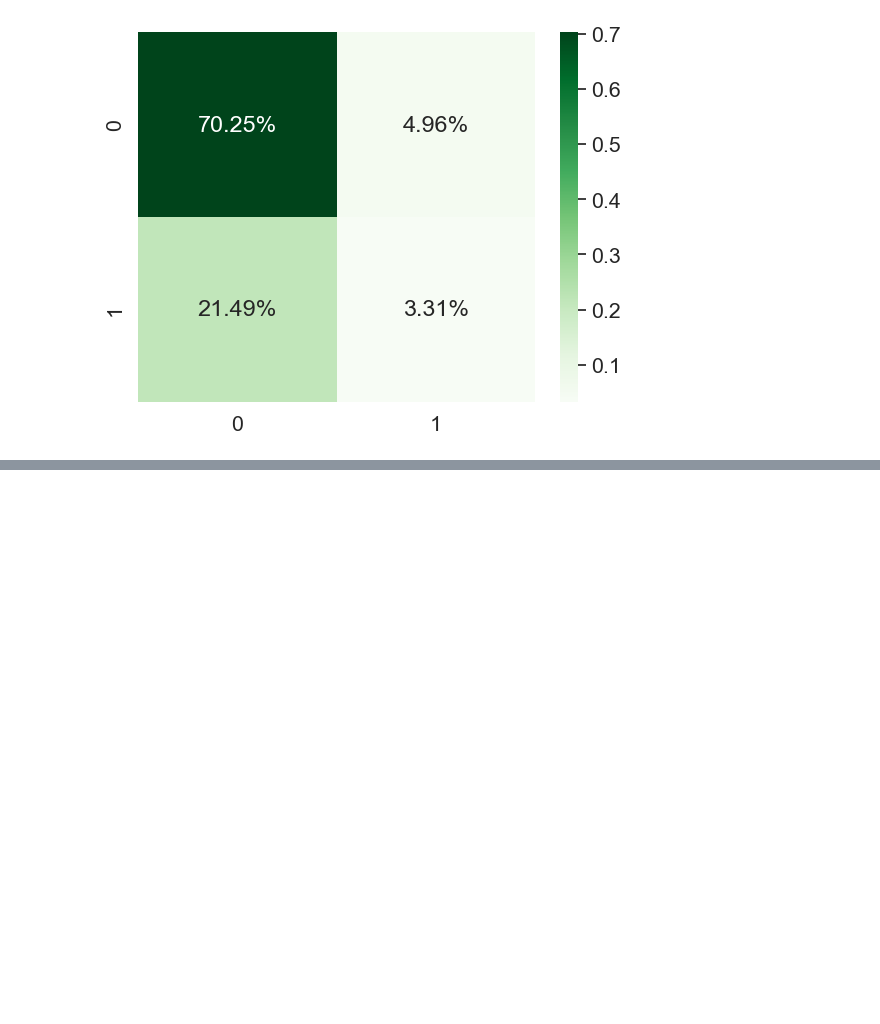
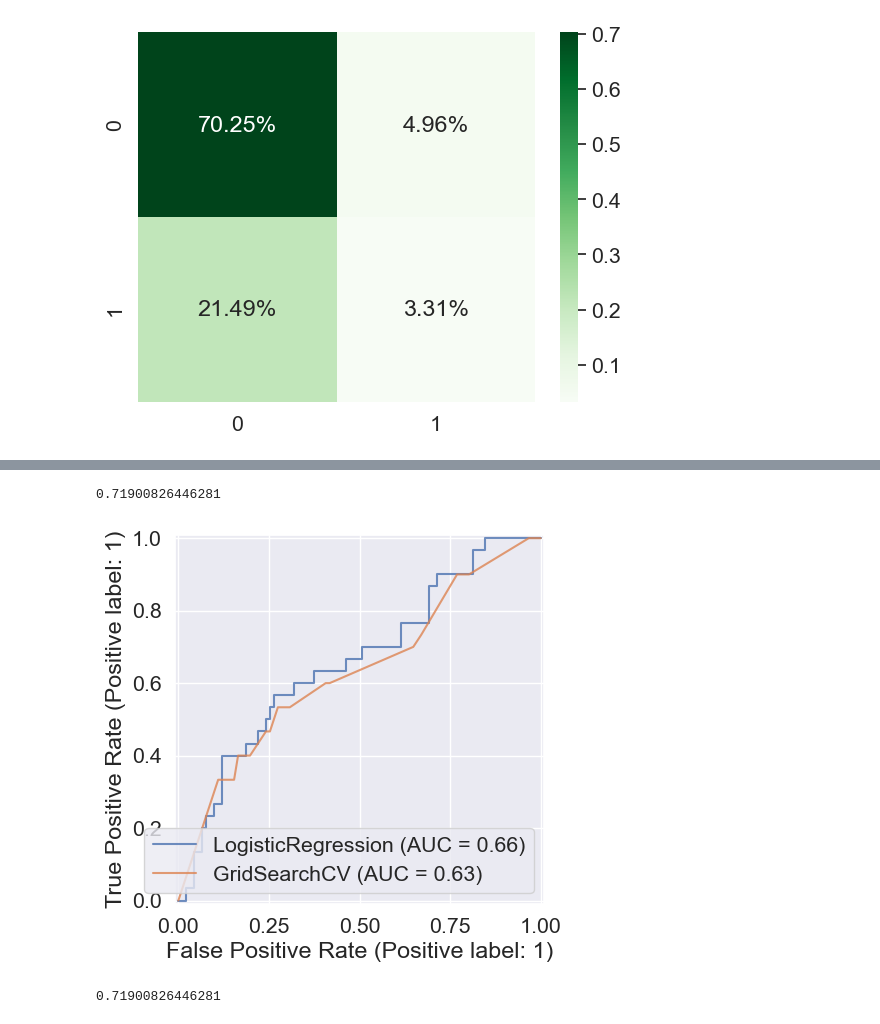
Before and after one commit to silverbacon9/Machine-Learning, a Jupyter notebook: code test/2. Classification/2. Classification test.ipynb, the cells around one changed output, grey strips where cells are left out. Drawn from its saved outputs; the diff is of its cells as text; code cells hidden in the pictures; blank space fills up the shorter version.

```diff
--- a/code test/2. Classification/2. Classification test.ipynb
+++ b/code test/2. Classification/2. Classification test.ipynb
@@ -357,0 +441,3 @@ plt.show()
+# %%
+preprocessor = make_pipeline(SelectKBest(f_classif, k=5)) # 挑選出K個分數最高的特徵
+DecisionTree = make_pipeline(preprocessor,DecisionTreeClassifier(random_state=0))
@@ -357,0 +448,6 @@ plt.show()
+# %%
+hyper_params_dt = {
+    'decisiontreeclassifier__max_leaf_nodes':[10,20,30],    # 最多有多少個leaf nodes
+    'decisiontreeclassifier__min_samples_leaf': [5,10,15],  # 要成為leaf nodes，最少需要多少資料
+    'decisiontreeclassifier__max_depth': [5,10,15]          # 限制樹的高度最多幾層
+}
@@ -357,0 +461,13 @@ plt.show()
+# %%
+y_test_pred_griddt = grid_dt.predict(X_test)
+metrics.accuracy_score(y_test, y_test_pred_griddt)
+# %% [output]
+0.71900826446281
+# %%
+from sklearn.metrics import RocCurveDisplay
+ax = plt.gca()
+log_disp = RocCurveDisplay.from_estimator(model, X_test, y_test, ax=ax, alpha=0.8)
+grid_dt_disp = RocCurveDisplay.from_estimator(grid_dt, X_test, y_test, ax=ax, alpha=0.8)
+plt.show()
+# %% [output]
+[figure, added]
@@ -357,0 +476,10 @@ plt.show()
+# %%
+from sklearn.ensemble import RandomForestClassifier
+model_rf = RandomForestClassifier()
+model_rf.fit(X_train, y_train)
+
+# Make predictions
+y_test_pred_rf = model_rf.predict(X_test)
+print(metrics.accuracy_score(y_test, y_test_pred_rf))
+# %% [output]
+0.71900826446281
```
Also changed, not shown: parts of 13 cells of this notebook.
